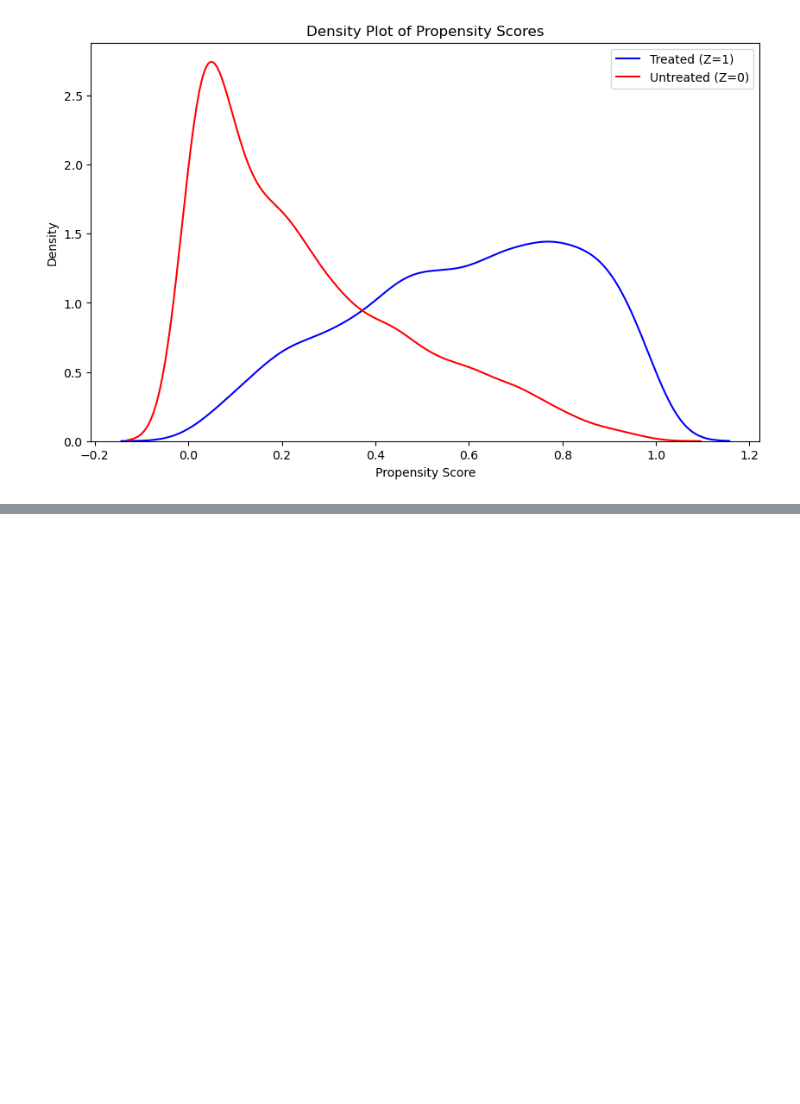
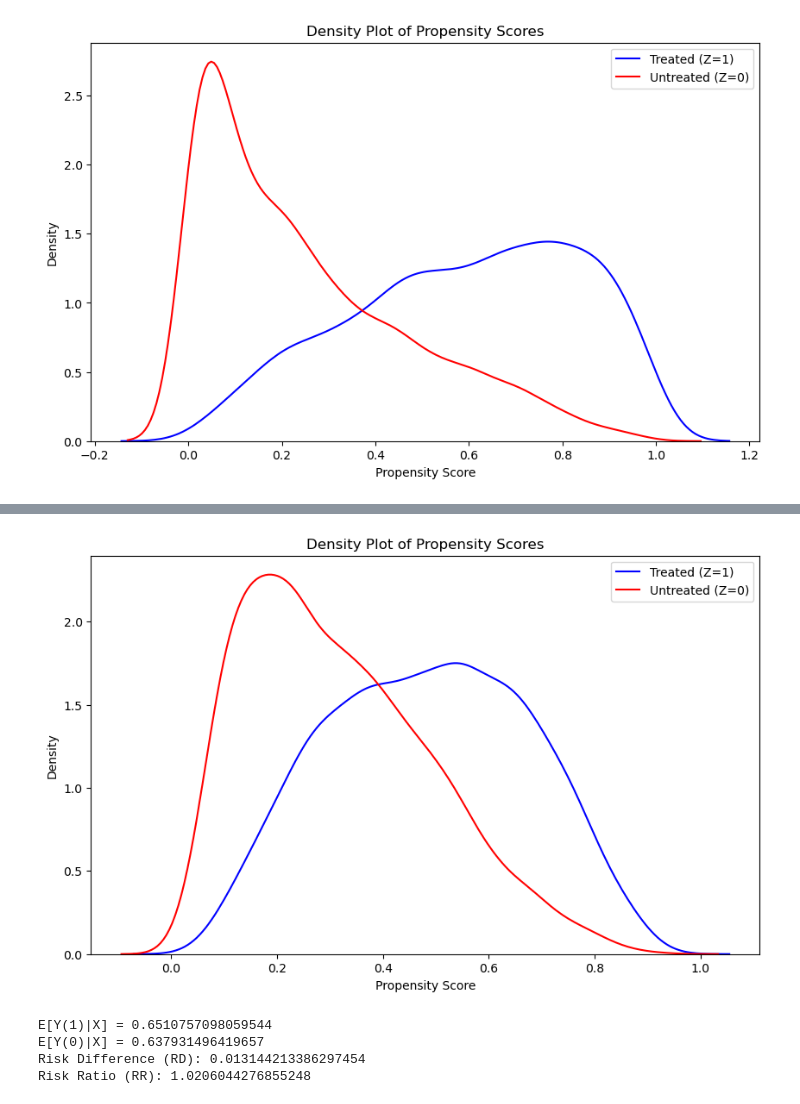
Before and after one commit to matcyr/midterm, a Jupyter notebook: siyao.ipynb, the cells around one changed output, grey strips where cells are left out. Cells and saved outputs as stored; diff of their text form; code cells hidden in the pictures; blank space fills up the shorter version.

```diff
--- a/siyao.ipynb
+++ b/siyao.ipynb
@@ -203,0 +218,11 @@ plt.show()
+# %%
+plt.figure(figsize=(10, 6))
+sns.kdeplot(treated_scores, color='blue', label='Treated (Z=1)')
+sns.kdeplot(untreated_scores, color='red', label='Untreated (Z=0)')
+plt.xlabel('Propensity Score')
+plt.ylabel('Density')
+plt.title('Density Plot of Propensity Scores')
+plt.legend()
+plt.show()
+# %% [output]
+[figure, added]
@@ -203,0 +240,29 @@ plt.show()
+# %%
+# Converting 'Yes' to 1 and 'No' to 0
+Y_binary = Y_reset.replace({'Yes': 1, 'No': 0})
+
+# Now, you can use Y_binary in your regression models
+model_treated = sm.OLS(Y_binary[Z_reset == 1], X_reset[Z_reset == 1]).fit()
+model_control = sm.OLS(Y_binary[Z_reset == 0], X_reset[Z_reset == 0]).fit()
+
+# Predict the outcomes
+Y1_pred = model_treated.predict(X_reset)
+Y0_pred = model_control.predict(X_reset)
+
+# Calculate the average predicted outcomes
+E_Y1_given_X = Y1_pred.mean()
+E_Y0_given_X = Y0_pred.mean()
+
+print(f"E[Y(1)|X] = {E_Y1_given_X}")
+print(f"E[Y(0)|X] = {E_Y0_given_X}")
+# Calculate RD and RR
+RD = E_Y1_given_X - E_Y0_given_X
+RR = E_Y1_given_X / E_Y0_given_X
+
+print(f"Risk Difference (RD): {RD}")
+print(f"Risk Ratio (RR): {RR}")
+# %% [output]
+E[Y(1)|X] = 0.6510757098059544
+E[Y(0)|X] = 0.637931496419657
+Risk Difference (RD): 0.013144213386297454
+Risk Ratio (RR): 1.0206044276855248
```
Also changed, not shown: parts of 24 cells of this notebook.
